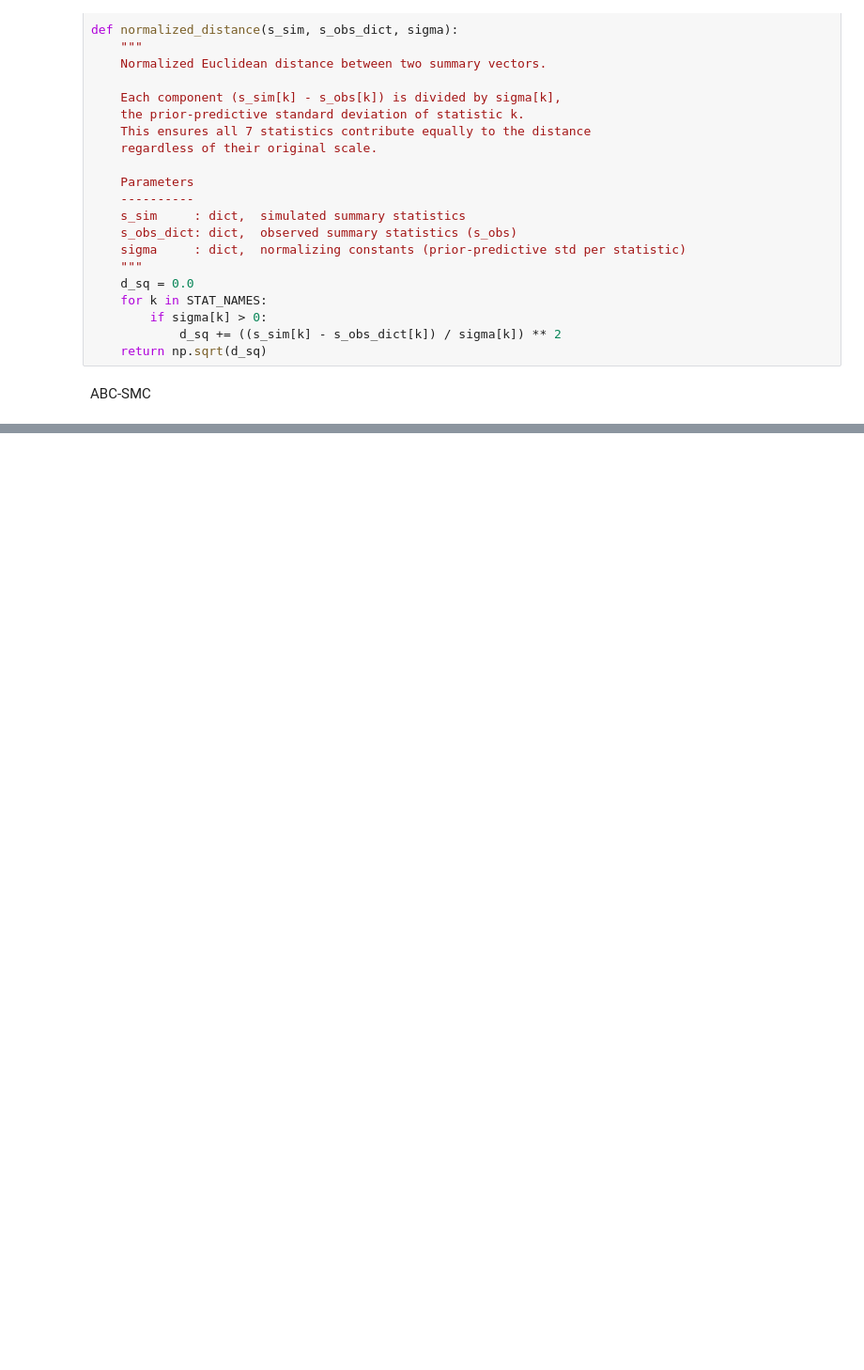
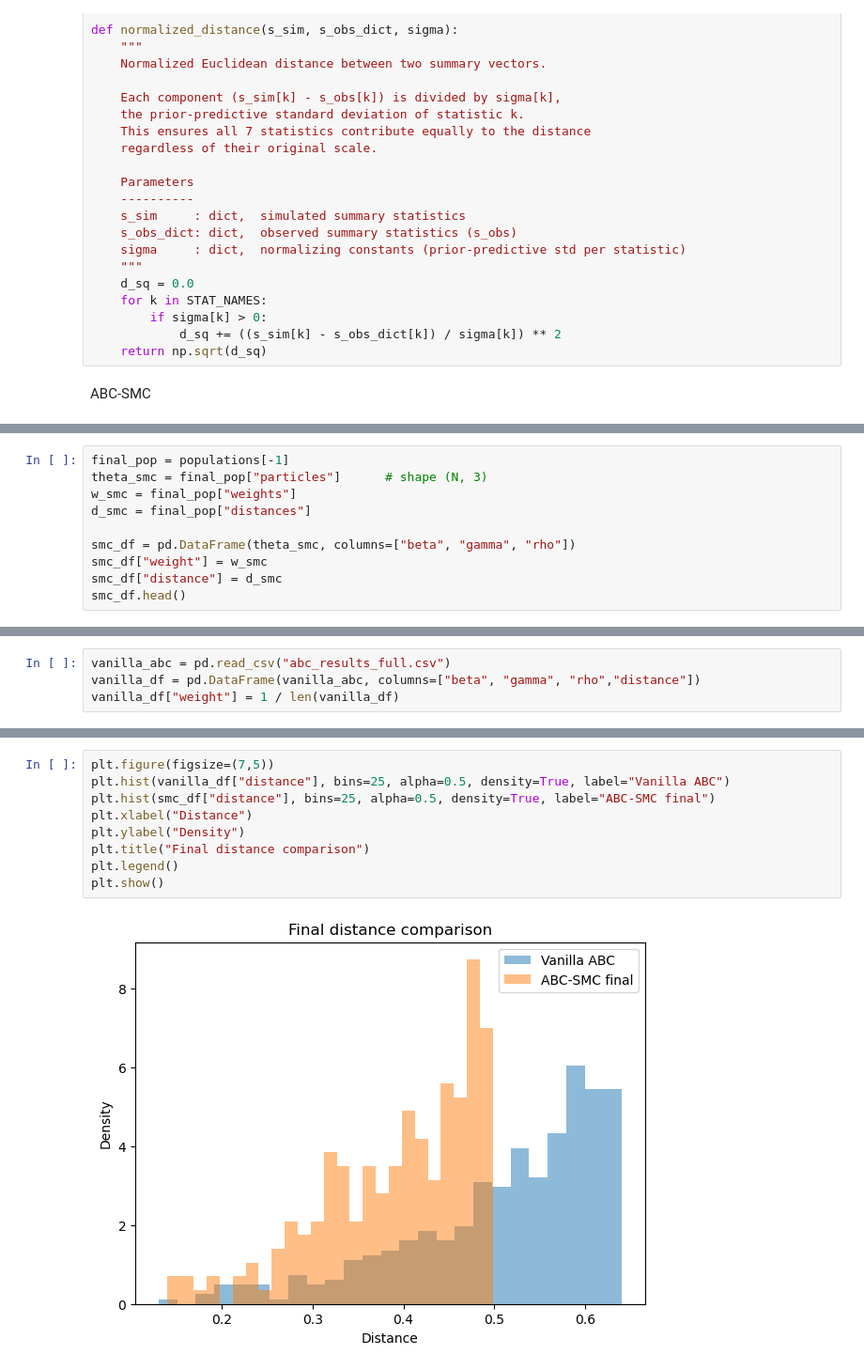
Before and after one commit to rooderich/ST3247_Assignment_Sem2_25-26, a Jupyter notebook: ABC_SMC2.ipynb, the cells around one changed output, grey strips where cells are left out. Shown at 94% size. Drawn from its saved outputs; the diff is of its cells as text; blank space fills up the shorter version.

```diff
--- a/ABC_SMC2.ipynb
+++ b/ABC_SMC2.ipynb
@@ -335,0 +355,10 @@ comparison_df
+# %%
+final_pop = populations[-1]
+theta_smc = final_pop["particles"]      # shape (N, 3)
+w_smc = final_pop["weights"]
+d_smc = final_pop["distances"]
+
+smc_df = pd.DataFrame(theta_smc, columns=["beta", "gamma", "rho"])
+smc_df["weight"] = w_smc
+smc_df["distance"] = d_smc
+smc_df.head()
@@ -335,0 +372,4 @@ comparison_df
+# %%
+vanilla_abc = pd.read_csv("abc_results_full.csv")
+vanilla_df = pd.DataFrame(vanilla_abc, columns=["beta", "gamma", "rho","distance"])
+vanilla_df["weight"] = 1 / len(vanilla_df)
@@ -336 +387,12 @@ comparison_df
+# %%
+plt.figure(figsize=(7,5))
+plt.hist(vanilla_df["distance"], bins=25, alpha=0.5, density=True, label="Vanilla ABC")
+plt.hist(smc_df["distance"], bins=25, alpha=0.5, density=True, label="ABC-SMC final")
+plt.xlabel("Distance")
+plt.ylabel("Density")
+plt.title("Final distance comparison")
+plt.legend()
+plt.show()
+# %% [output]
+[figure, added]
 # %%
```
Also changed, not shown: parts of 24 cells of this notebook.
